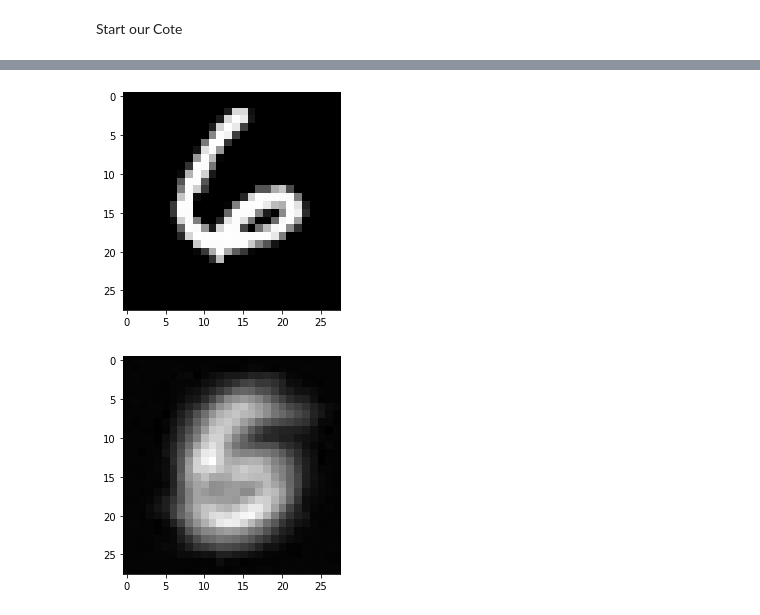
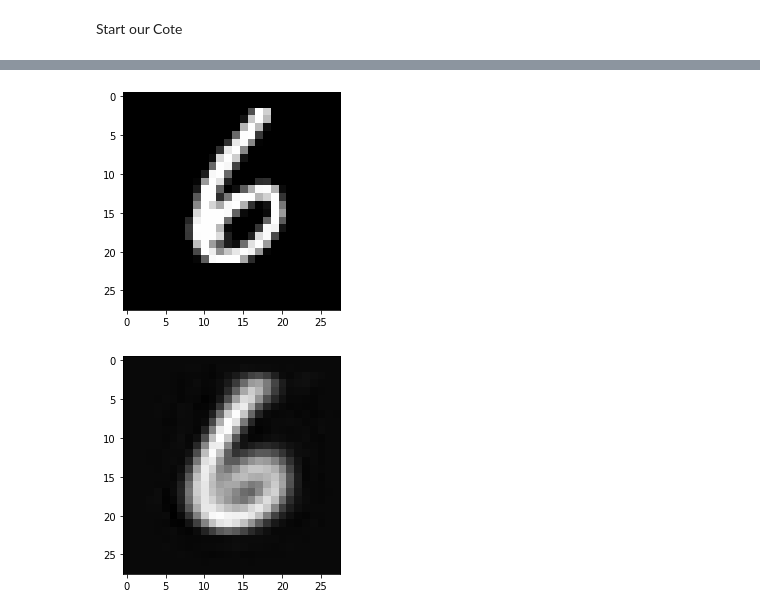
Before and after one commit to mohamadmansourX/CEnt, a Jupyter notebook: MNIST_Benchmark_Carla_Wrapper.ipynb, the cells around one changed output, grey strips where cells are left out. Saved outputs shown, nothing was run; the diff lists cells and outputs as text; code cells hidden in the pictures.

```diff
--- a/MNIST_Benchmark_Carla_Wrapper.ipynb
+++ b/MNIST_Benchmark_Carla_Wrapper.ipynb
@@ -2031,26 +2023,26 @@ hpr = {
       "binary_cat_features": True,
       "myvae_params": {
           'input_dim': 784,
-          'layers': [512, 128],
-          'latent_dim': 32,
+          'layers': [256],
+          'latent_dim': 2,
           'hidden_activation': 'relu',
           'dropout': 0.2,
           'batch_norm': True,
           'batch_size': 512,
-          'epochs': 30,
+          'epochs': 120,
           'learning_rate': 0.001,
           'weight_decay': 0.0,
-          'kld_weight': 0.025,
+          'kld_weight': 0.00095,
           'cuda': False,
           'verbose': True,
           'train': True,
           'save_dir': './tree_vae_model/',
       },
       "tree_params": {
-          "min_entries_per_label": int(trainData.df.shape[0]*0.4),
+          "min_entries_per_label": int(trainData.df.shape[0]*0.2),
           "grid_search_jobs": -1,
           "min_weight_gini": 100, # set to 0.5 since here both class have same prob,
-          "max_search" : 5,
+          "max_search" : 150,
           "grid_search": {
                 "cv": 1,
                 "splitter": ["best"],
@@ -2110,15 +2107,15 @@ BEST Epoch: 29, Best Loss: 0.06492719799280167
 # %%
 im22 = im2.copy()
-# %%
-factuals = dataset.df_test.sample(50)
+# %%
+factual = factuals.copy().sample(1)
 # %%
-im = factuals.copy()[cnnmodel.feature_input_order].sample(1).values[0]
+im = factual[cnnmodel.feature_input_order].copy().values[0]
 im2 = torch.from_numpy(im.reshape(1,28*28)).type(torch.FloatTensor)
 im2 = tbtest.vae(im2)[0].detach().numpy().reshape(28,28)
 plt.imshow(im.reshape(28,28), cmap = 'gray')
 plt.show()
 plt.imshow(im2, cmap = 'gray')
 plt.show()
 # %% [output]
-[figure, old version]
+[figure, new version]
-[figure, old version]
+[figure, new version]
```
Also changed, not shown: parts of 11 cells of this notebook.
